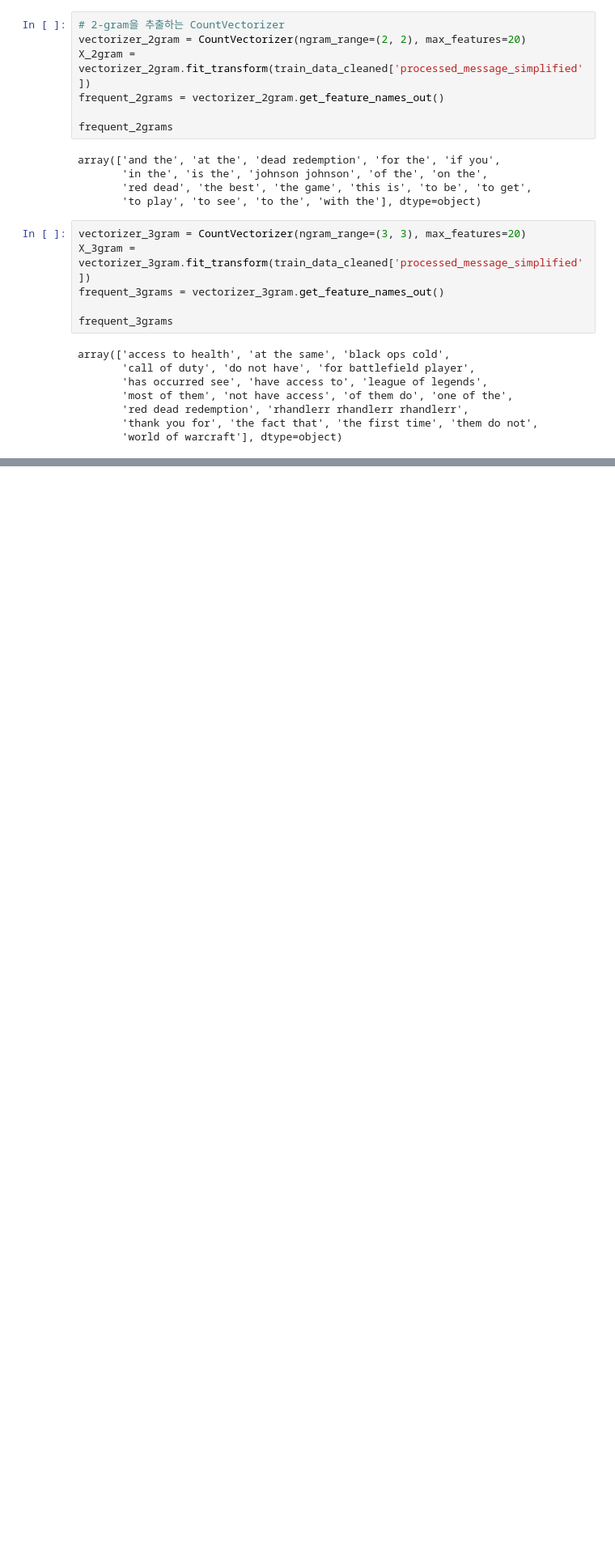
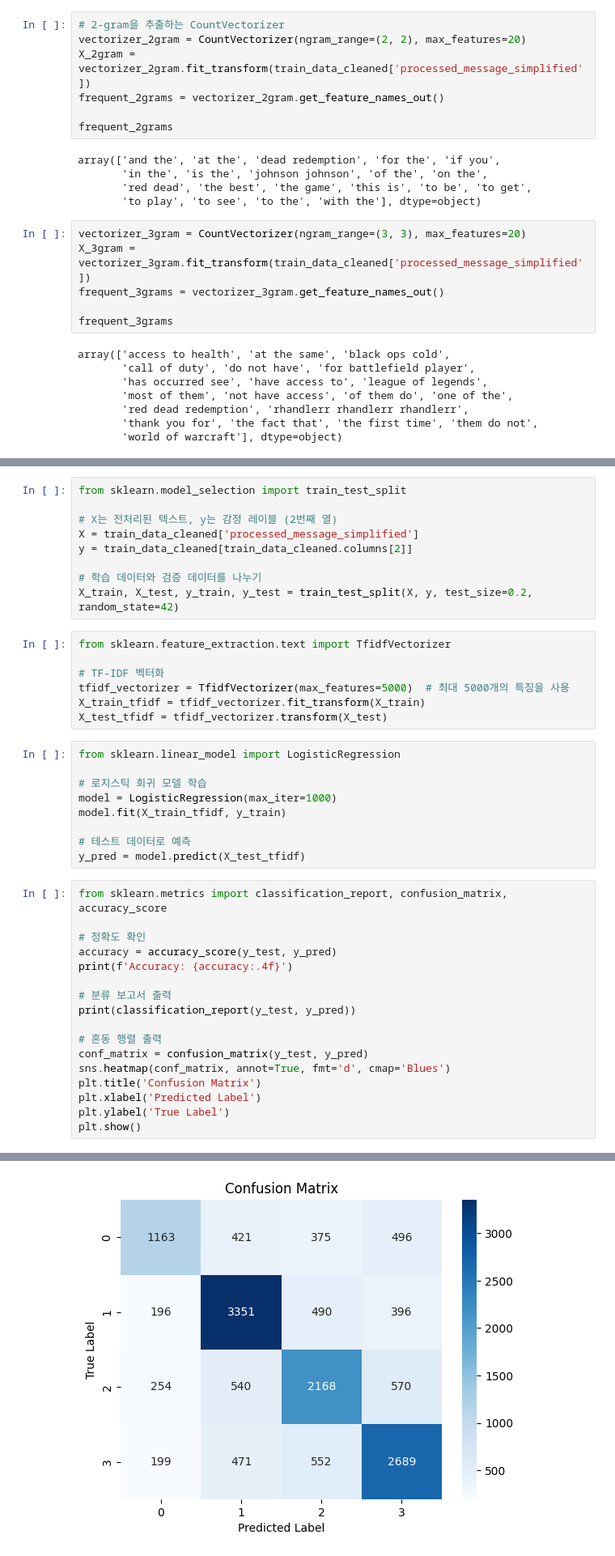
Before and after one commit to HanMulBit/mission_aiden, a Jupyter notebook: ML.ipynb, the cells around one changed output, grey strips where cells are left out. Shown at 81% size. Saved outputs shown, nothing was run; the diff lists cells and outputs as text; blank space fills up the shorter version.

```diff
--- a/ML.ipynb
+++ b/ML.ipynb
@@ -387,0 +264,43 @@ valid_accuracy
+# %%
+from sklearn.model_selection import train_test_split
+
+# X는 전처리된 텍스트, y는 감정 레이블 (2번째 열)
+X = train_data_cleaned['processed_message_simplified']
+y = train_data_cleaned[train_data_cleaned.columns[2]]
+
+# 학습 데이터와 검증 데이터를 나누기
+X_train, X_test, y_train, y_test = train_test_split(X, y, test_size=0.2, random_state=42)
+# %%
+from sklearn.feature_extraction.text import TfidfVectorizer
+
+# TF-IDF 벡터화
+tfidf_vectorizer = TfidfVectorizer(max_features=5000)  # 최대 5000개의 특징을 사용
+X_train_tfidf = tfidf_vectorizer.fit_transform(X_train)
+X_test_tfidf = tfidf_vectorizer.transform(X_test)
+# %%
+from sklearn.linear_model import LogisticRegression
+
+# 로지스틱 회귀 모델 학습
+model = LogisticRegression(max_iter=1000)
+model.fit(X_train_tfidf, y_train)
+
+# 테스트 데이터로 예측
+y_pred = model.predict(X_test_tfidf)
+# %%
+from sklearn.metrics import classification_report, confusion_matrix, accuracy_score
+
+# 정확도 확인
+accuracy = accuracy_score(y_test, y_pred)
+print(f'Accuracy: {accuracy:.4f}')
+
+# 분류 보고서 출력
+print(classification_report(y_test, y_pred))
+
+# 혼동 행렬 출력
+conf_matrix = confusion_matrix(y_test, y_pred)
+sns.heatmap(conf_matrix, annot=True, fmt='d', cmap='Blues')
+plt.title('Confusion Matrix')
+plt.xlabel('Predicted Label')
+plt.ylabel('True Label')
+plt.show()
+# %% [output]
@@ -387,0 +318 @@ valid_accuracy
+[figure, added]
```
Also changed, not shown: parts of 13 cells of this notebook.
